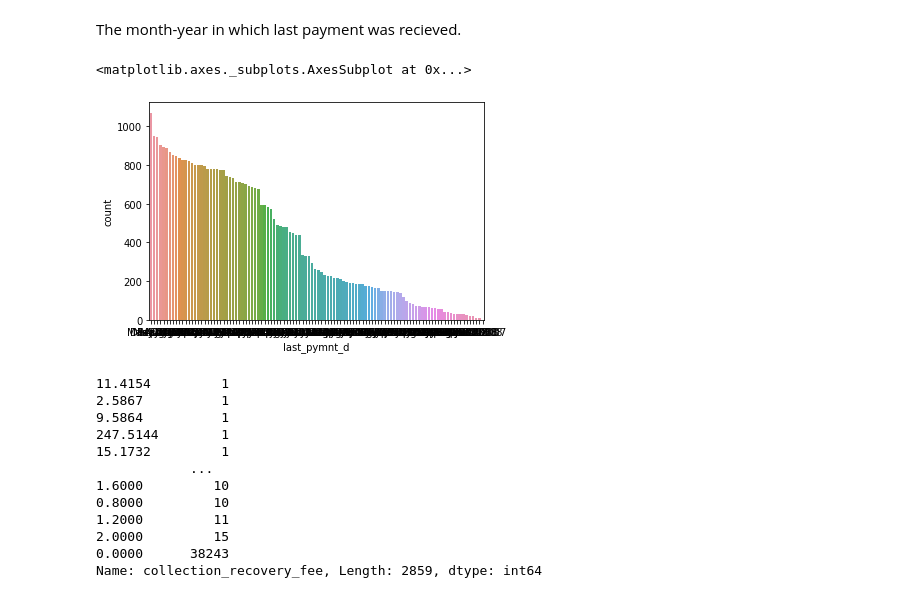
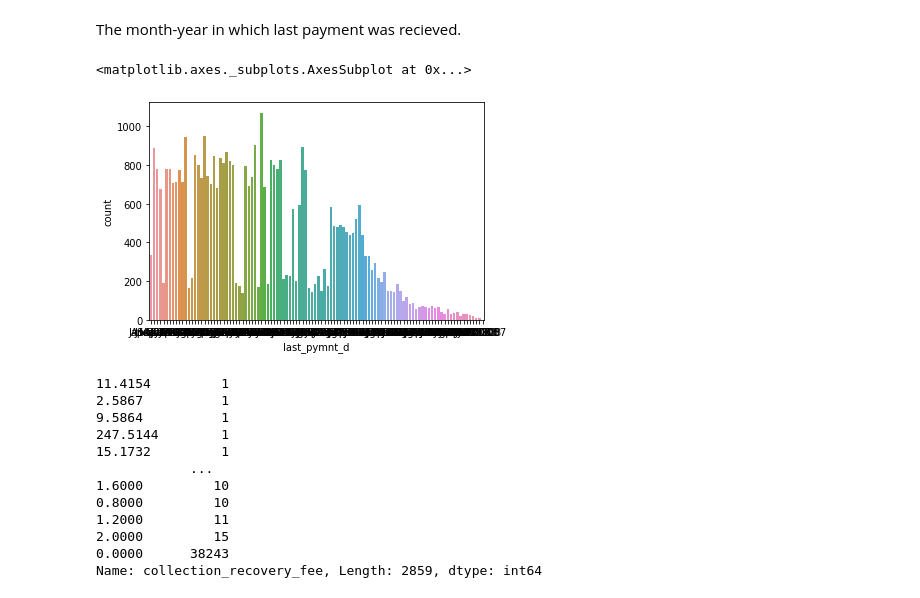
Before and after one commit to 15021996/Loan-Default-Prediction, a Jupyter notebook: Soumya_Loan_Default_Prediction_Capstone_Project.ipynb, the cells around one changed output. Drawn from its saved outputs; the diff is of its cells as text; code cells hidden in the pictures.

```diff
--- a/Soumya_Loan_Default_Prediction_Capstone_Project.ipynb
+++ b/Soumya_Loan_Default_Prediction_Capstone_Project.ipynb
@@ -136,0 +137,2 @@ df1 = data2.dropna(axis=1, thresh=int(0.99*len(data2)))
+# %%
+columns_wit99nans=data2[data2.columns[data2.isnull().mean() > 0.99]].columns.to_list()
@@ -137 +151,5 @@ df1 = data2.dropna(axis=1, thresh=int(0.99*len(data2)))
+# %%
+data2=data2[~data2['loan_status'].isna()]
+# %%
+data2.drop(columns=columns_wit99nans,inplace=True)
 # %%
@@ -289,6 +296,6 @@ df1.last_fico_range_high.value_counts(ascending=True)
 709.0    1283
 Name: last_fico_range_high, Length: 72, dtype: int64
 # %%
-df1['last_fico_range'] = df1.last_fico_range_low.astype('str') + '-' + df1.last_fico_range_high.astype('str')
-df1['last_meanfico'] = (df1.last_fico_range_low + df1.last_fico_range_high)/2
-df1.drop(['last_fico_range_low','last_fico_range_high'],1, inplace=True)
+data2['last_fico_range'] = data2.last_fico_range_low.astype('str') + '-' + data2.last_fico_range_high.astype('str')
+data2['last_meanfico'] = (data2.last_fico_range_low + data2.last_fico_range_high)/2
+data2.drop(['last_fico_range_low','last_fico_range_high'],1, inplace=True)
@@ -359,8 +351,9 @@ Name: last_pymnt_d, Length: 106, dtype: int64
 # %% [markdown]
 The month-year in which last payment was recieved.
 # %%
-sns.countplot(data=df1, x='last_pymnt_d', order=df1.last_pymnt_d.value_counts().index)
+# sns.countplot(data=df1, x='last_pymnt_d', order=df1.last_pymnt_d.value_counts().index)
+sns.countplot(data2['last_pymnt_d'])
 # %% [output]
 <matplotlib.axes._subplots.AxesSubplot at 0x...>
-[figure, old version]
+[figure, new version]
 # %%
```
Also changed, not shown: parts of 98 cells of this notebook.
